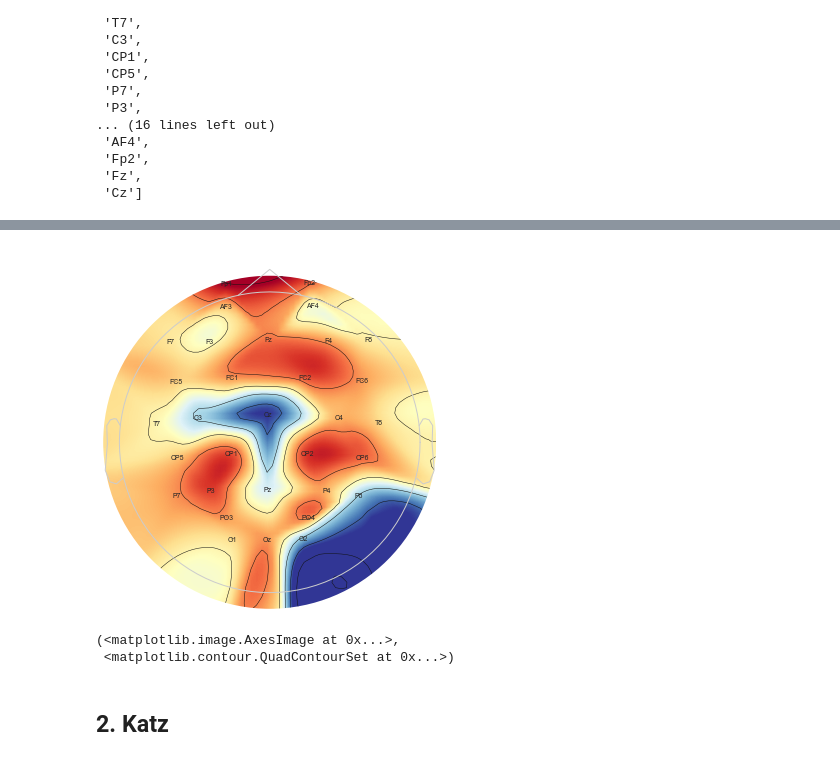
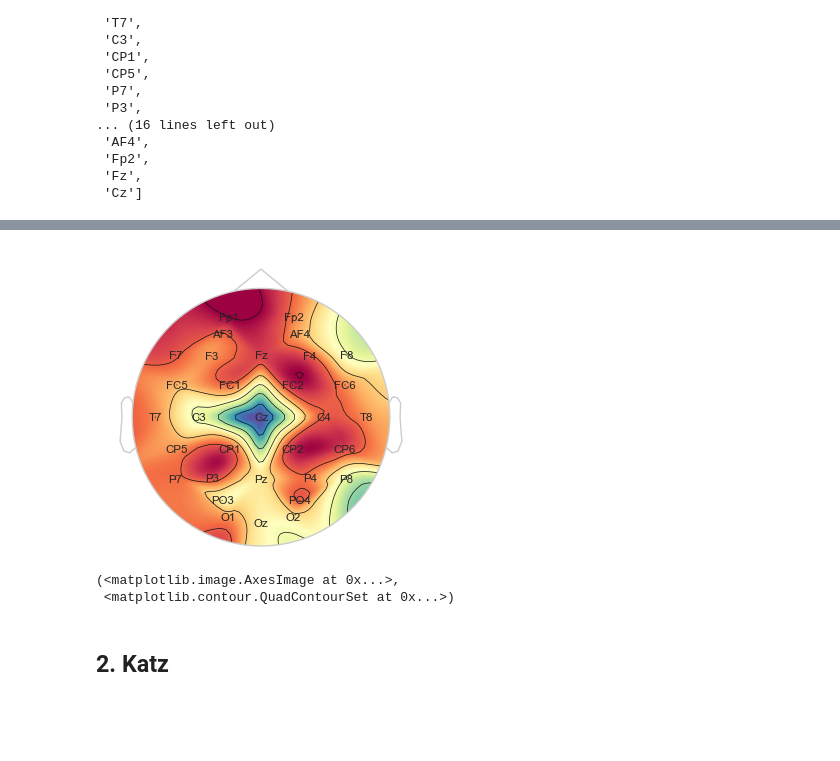
Before and after one commit to UtkarshRedd/EEG-Parkinsons-Alzheimers-Machine-Learning, a Jupyter notebook: jupyter-notebooks/ML_OFF_50pct.ipynb, the cells around one changed output, grey strips where cells are left out. Cells and saved outputs as stored; diff of their text form; code cells hidden in the pictures; blank space fills up the shorter version.

```diff
--- a/jupyter-notebooks/ML_OFF_50pct.ipynb
+++ b/jupyter-notebooks/ML_OFF_50pct.ipynb
@@ -648,7 +603,7 @@ print(accuracy_score(y_test, y_pred))
 <h2>n=5 -> 94.80%</h2>
 # %%
 subject = "sub-hc33"
-path = f"C:/Users/utkar/Downloads/Parkinson's disease dataset/Healthy/{subject}/"
+path = f"/Users/utkarsh.lal/Desktop/Parkinson's Disease/Parkinsons-EEG-DeepLearning/Parkinson's disease dataset/Healthy/{subject}/"
 filename = f"ses-hc/eeg/{subject}_ses-hc_task-rest_eeg.bdf"
 
 EEG_data = mne.io.read_raw_bdf(f"{path}{filename}", preload=True)
@@ -656,6 +611,6 @@ low_freq, high_freq = 1.0, 40.0 # values in Hz
 raw = EEG_data.copy().filter(low_freq, high_freq, n_jobs=4)
 raw.crop(tmax=150)
 raw = raw.drop_channels(['EXG1', 'EXG2', 'EXG3', 'EXG4', 'EXG5', 'EXG6', 'EXG7', 'EXG8', 'Status'])
-std_montage = mne.channels.make_standard_montage('standard_1005')
+std_montage = mne.channels.make_standard_montage('biosemi32')
 raw.set_montage(std_montage)
 # %% [output]
@@ -740,9 +695,9 @@ array([0.        , 0.03014004, 0.03735216, 0.04380109, 0.02265849,
 # %%
-fig, ax = plt.subplots(figsize=(6,6))
+fig, ax = plt.subplots(figsize=(4,4))
 cnorm = TwoSlopeNorm(vmin=0, vcenter=(0 + max(importances1))/2, vmax=max(importances1))
-mne.viz.plot_topomap(data=importances1, pos=raw.info, names=raw.ch_names, show_names=True, cnorm=cnorm, cmap='RdYlBu')
+mne.viz.plot_topomap(data=importances1, pos=raw.info, names=raw.ch_names, cnorm=cnorm, cmap='Spectral', axes=ax)
 # %% [output]
-[figure, old version]
+[figure, new version]
 (<matplotlib.image.AxesImage at 0x...>,
  <matplotlib.contour.QuadContourSet at 0x...>)
 # %% [markdown]
```
Also changed, not shown: parts of 208 cells of this notebook, 1 other file.
